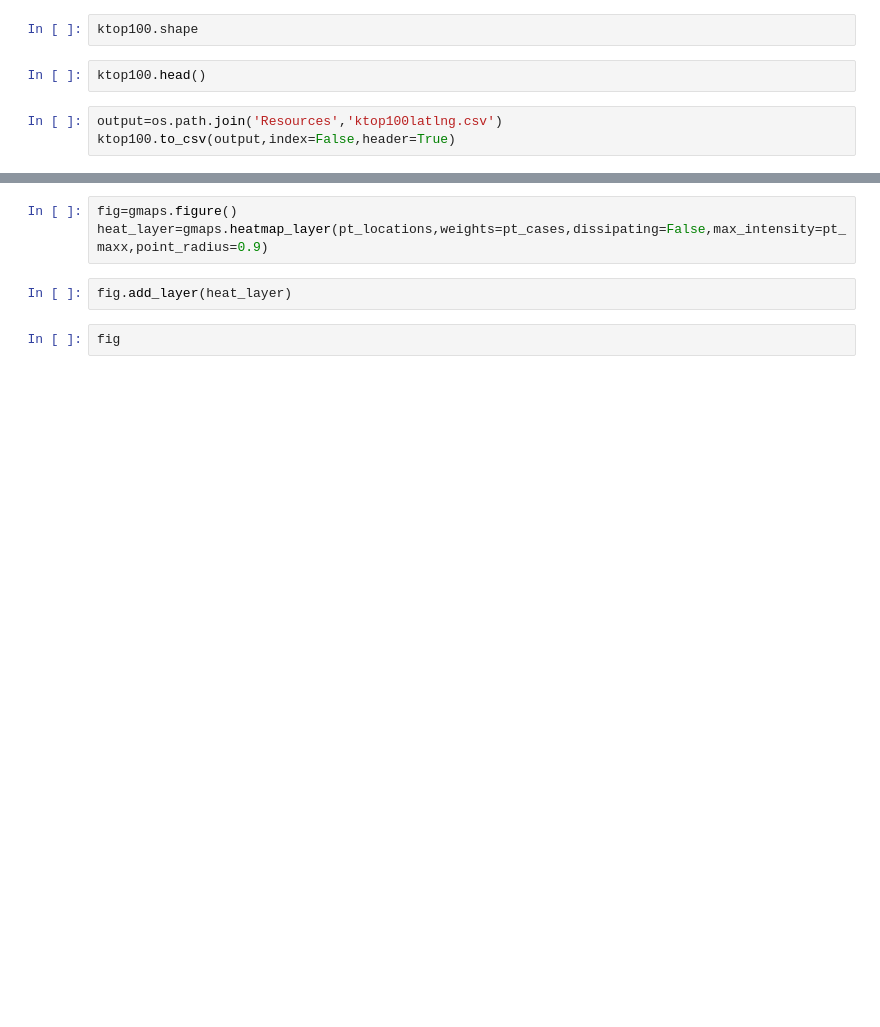
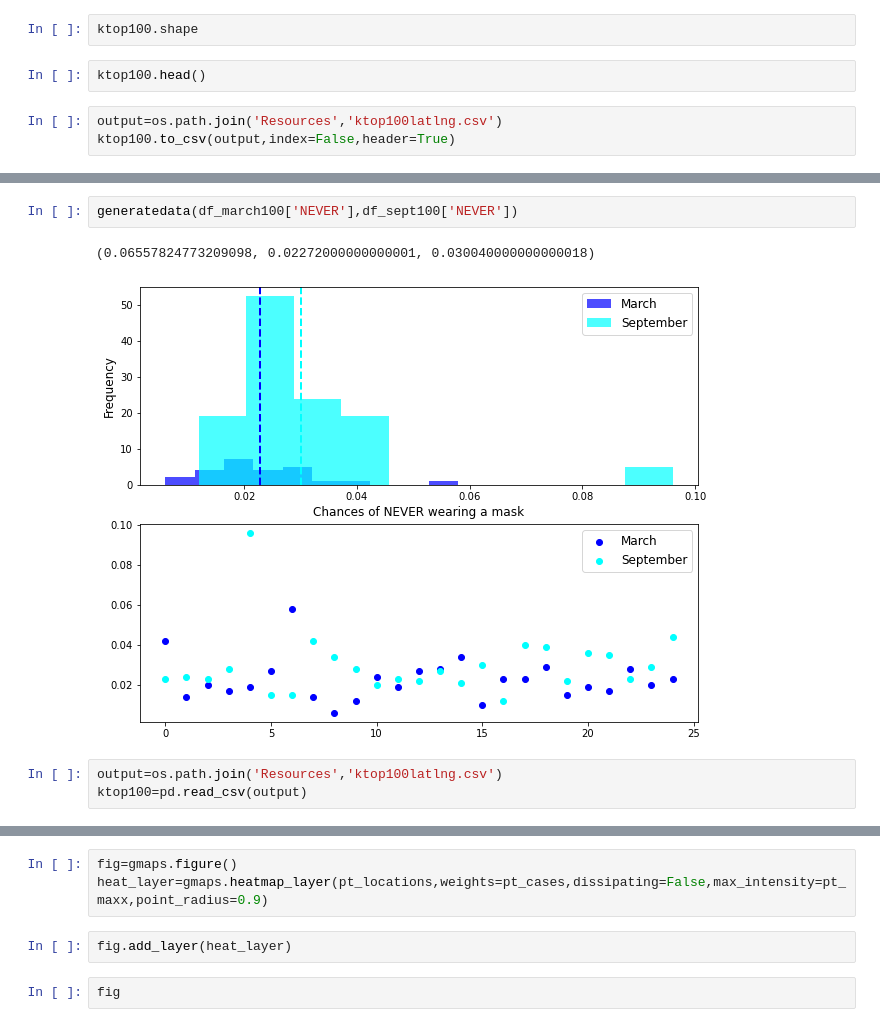
Before and after one commit to Pankaj-gh/Rice-Project-1-G11, a Jupyter notebook: main_script.ipynb, the cells around one changed output, grey strips where cells are left out. Drawn from its saved outputs; the diff is of its cells as text; blank space fills up the shorter version.

```diff
--- a/main_script.ipynb
+++ b/main_script.ipynb
@@ -637,0 +685,8 @@ ktop100.to_csv(output,index=False,header=True)
+# %%
+generatedata(df_march100['NEVER'],df_sept100['NEVER'])
+# %% [output]
+(0.06557824773209098, 0.02272000000000001, 0.030040000000000018)
+[figure, added]
+# %%
+output=os.path.join('Resources','ktop100latlng.csv')
+ktop100=pd.read_csv(output)
```
Also changed, not shown: parts of 20 cells of this notebook, 2 other files.
